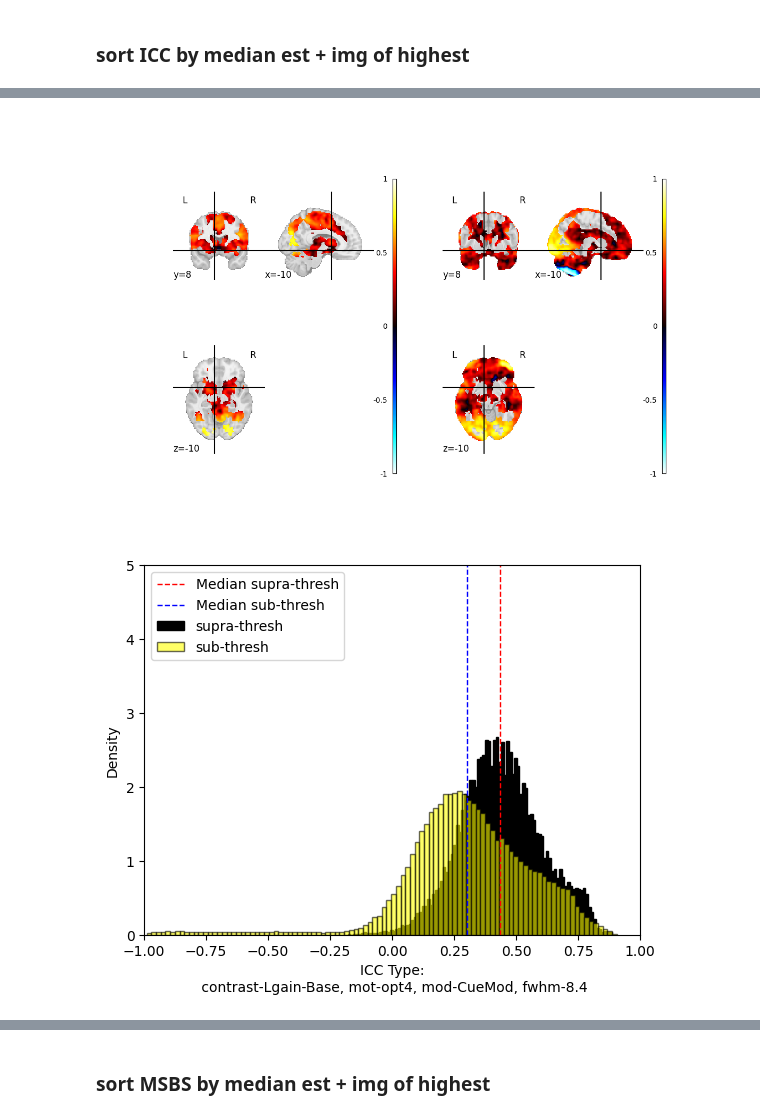
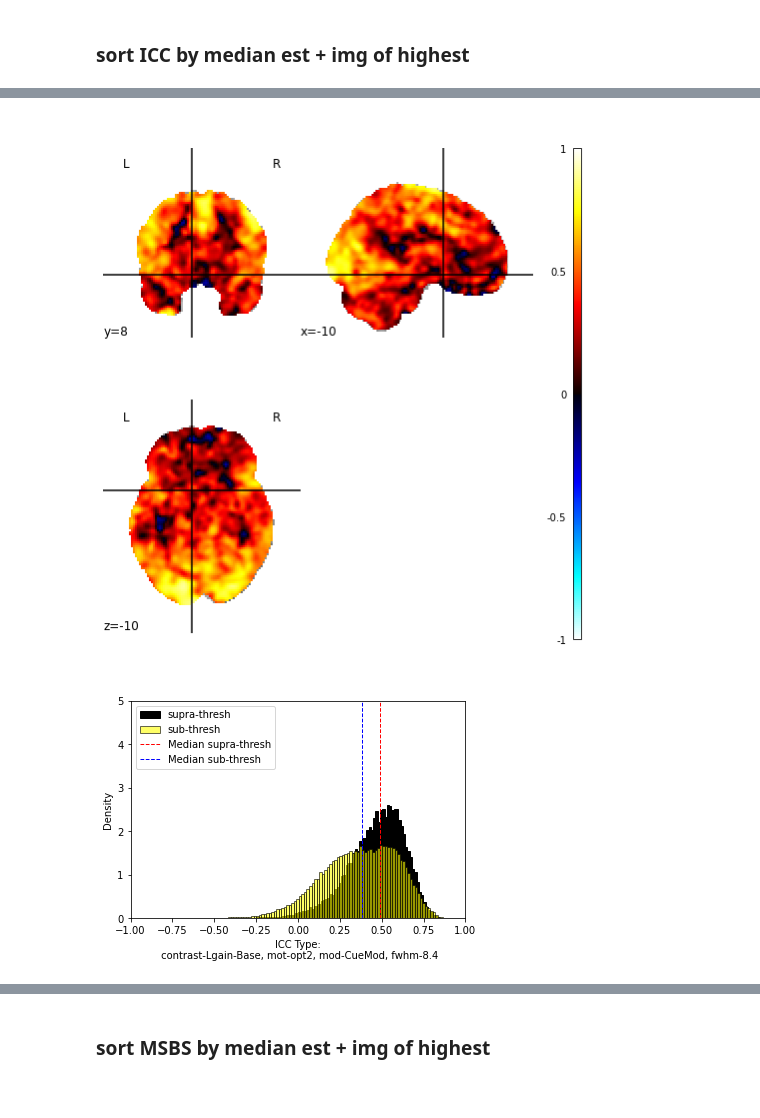
Before and after one commit to demidenm/Multiverse_Reliability, a Jupyter notebook: Stage2_Code/run-analyses.ipynb, the cells around one changed output, grey strips where cells are left out. Saved outputs shown, nothing was run; the diff lists cells and outputs as text; code cells hidden in the pictures.

```diff
--- a/Stage2_Code/run-analyses.ipynb
+++ b/Stage2_Code/run-analyses.ipynb
@@ -99,12 +99,9 @@ def plot_icc_maps(maps, names, coordinates, vmax):
     plt.show()
 
 
-def plot_top_maps(imgs, img_index, coordinates, vmax):
-    fig, axes = plt.subplots(1, 2, figsize=(12, 8))
-
-    for i, img in enumerate(imgs):
-        plotting.plot_stat_map(img[img_index], display_mode='tiled',
-                               cut_coords=coordinates, vmax=vmax, axes=axes[i])
+def plot_top_map(img, img_index, coordinates, vmax):
+    plotting.plot_stat_map(img[img_index], display_mode='tiled',
+                           cut_coords=coordinates, vmax=vmax)
 
     plt.tight_layout()
     plt.show()
@@ -376,18 +372,15 @@ df_icc_sub.sort_values(by='median_est', ascending=False)
 # %%
-icc_maps = [icc_supra_imgs, icc_sub_imgs]
-icc_img = 24
-
-plot_top_maps(imgs=icc_maps, img_index=icc_img,
-              coordinates=(-10, 8, -10), vmax=1)
+icc_ind = 174
+plot_top_map(img=icc_imgs, img_index=icc_ind, coordinates=(-10, 8, -10), vmax=1)
 # %% [output]
-[figure, old version]
+[figure, new version]
 # %%
-model_name = df_icc_supra.loc[icc_img, ['con','motion', 'model', 'fwhm']].values
+model_name = df_icc_supra.loc[icc_ind, ['con','motion', 'model', 'fwhm']].values
 xlab = f'ICC Type:\n {", ".join(model_name)}'
 
-plot_dist_imgs(supra_imgs=icc_supra_imgs, sub_imgs=icc_sub_imgs, img_index=icc_img,
+plot_dist_imgs(imgs=icc_imgs, img_index=icc_ind,
                mask_supra=mask_supra, mask_sub=mask_sub,
                bins=100, ylim=(0,5),xlim=(-1,1),dec_round=3,
                xlab=xlab)
 # %% [output]
-[figure, old version]
+[figure, new version]
```
Also changed, not shown: parts of 30 cells of this notebook.
